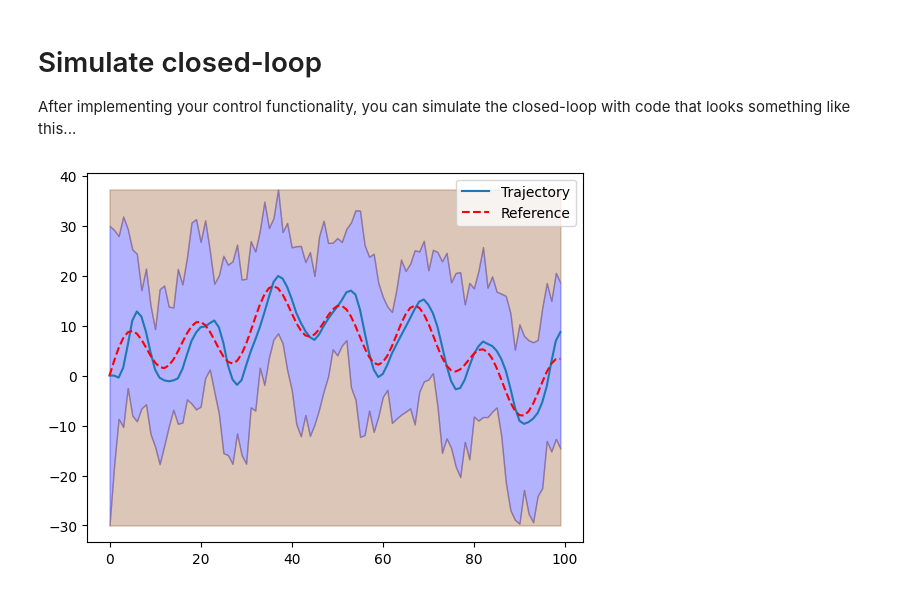
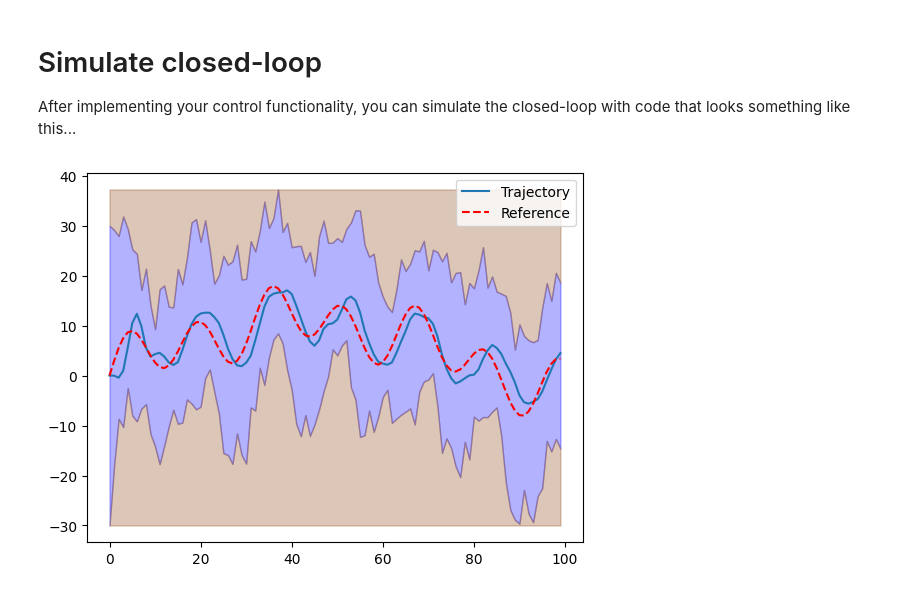
Before and after one commit to johngowerisaac/b1-coding-practical-mt24, a Jupyter notebook: notebooks/demo.ipynb, the cells around one changed output. Drawn from its saved outputs; the diff is of its cells as text; code cells hidden in the pictures.

Commit message:
Improved control equation

```diff
--- a/notebooks/demo.ipynb
+++ b/notebooks/demo.ipynb
@@ -12,31 +12,31 @@ After implementing your control functionality, you can simulate the closed-loop
 # %%
 import sys
 import os
 
 # Add the path to the uuv_mission directory without moving files
 uuv_mission_path = os.path.abspath('../uuv_mission')  # This will go up one directory and then into uuv_mission
 sys.path.append(uuv_mission_path)
 
 # Now import specific classes from dynamic
 from dynamic import Submarine, Mission, ClosedLoop
-from control import PDController
+from control import PIDController
 
 # Print current working directory for debugging
 # print("Current Working Directory:", os.getcwd())
 
 # Verify the path to the CSV fileff
 # csv_path = '../data/mission.csv'
 # print("Does the CSV file exist?", os.path.exists(csv_path))
 
 # Instantiate your controller (depending on your implementation)
 submarine = Submarine()
 mission = Mission.from_csv()
-controller = PDController(Kp=0.15, Kd=0.6)
+controller = PIDController(Kp=0.02, Kd=0.8, Ki = 0.02)
 
 # Create a ClosedLoop instance
 closed_loop = ClosedLoop(submarine, controller)
 
 trajectory = closed_loop.simulate_with_random_disturbances(mission)
 trajectory.plot_completed_mission(mission)
 # %% [output]
-[figure, old version]
+[figure, new version]
```
Also changed, not shown: 1 other file.
